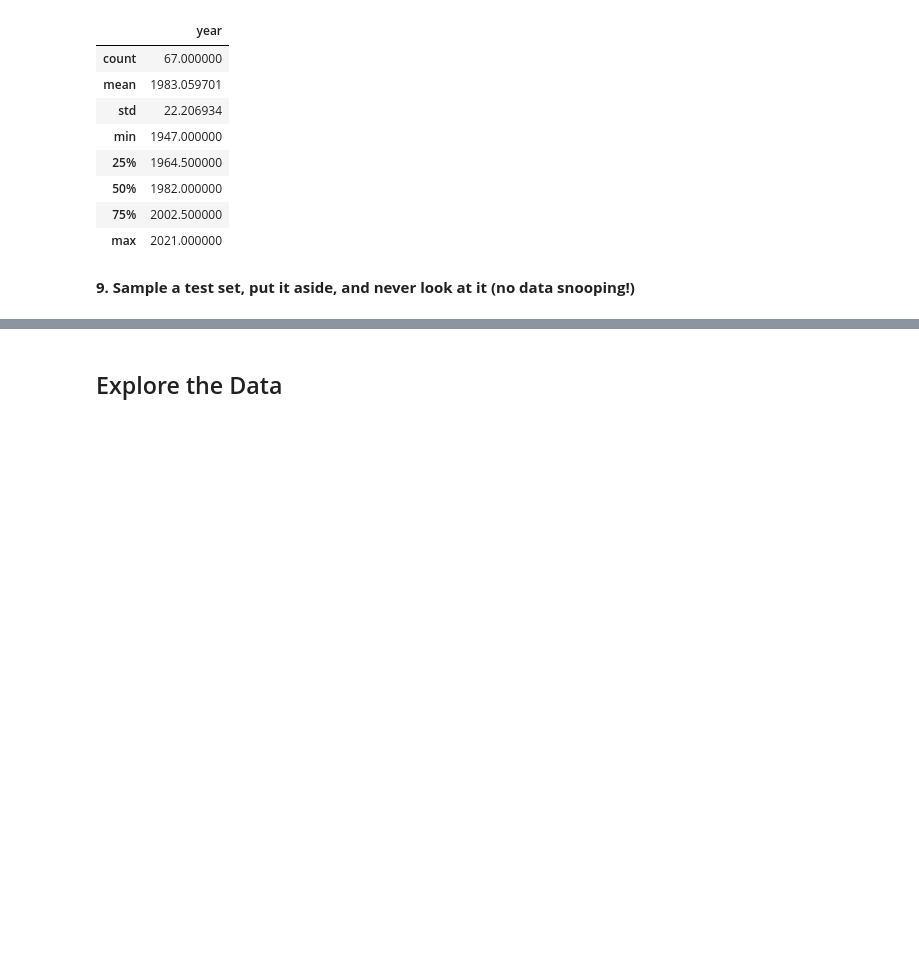
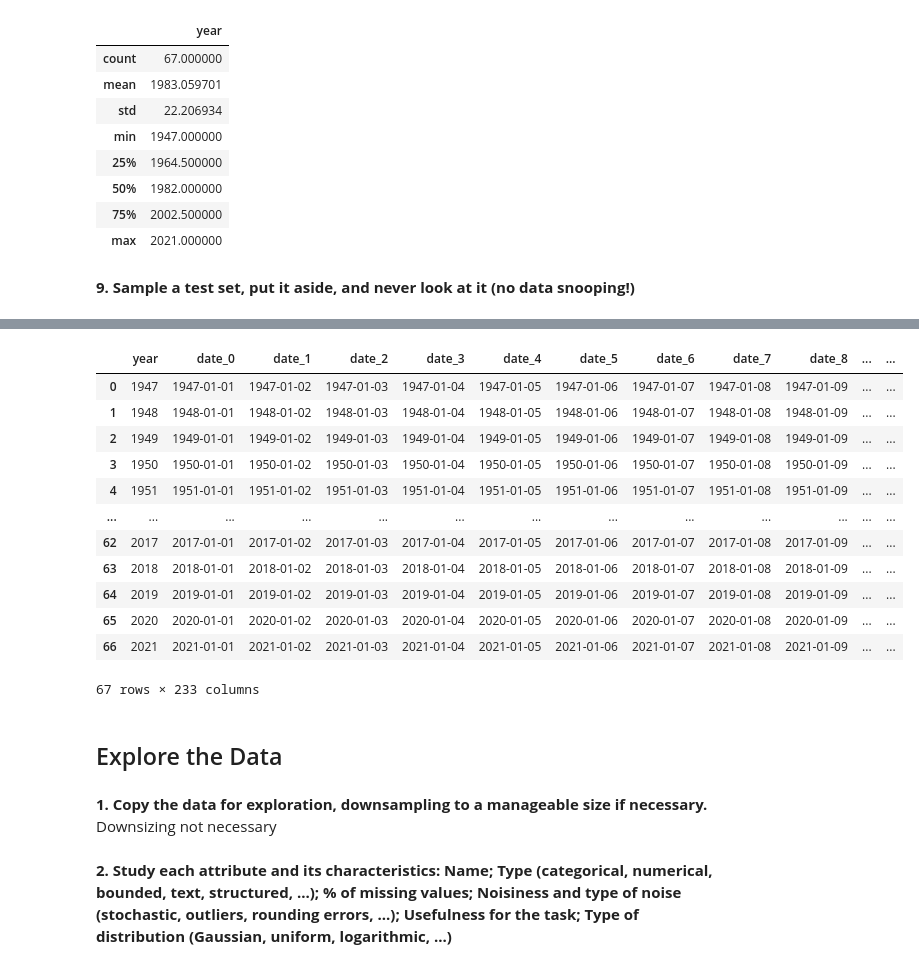
Before and after one commit to marchesem764/Project1, a Jupyter notebook: Early Spring.ipynb, the cells around one changed output, grey strips where cells are left out. Cells and saved outputs as stored; diff of their text form; code cells hidden in the pictures; blank space fills up the shorter version.

```diff
--- a/Early Spring.ipynb
+++ b/Early Spring.ipynb
@@ -222 +234,18 @@ memory usage: 202.7 KB
+# %%
+data = merge_spring_and_weather_data()
+data
+# %% [output]
+|  | year | date_0 | date_1 | date_2 | date_3 | date_4 | date_5 | date_6 | date_7 | date_8 | ... | ... |
+| 0 | 1947 | 1947-01-01 | 1947-01-02 | 1947-01-03 | 1947-01-04 | 1947-01-05 | 1947-01-06 | 1947-01-07 | 1947-01-08 | 1947-01-09 | ... | ... |
+| 1 | 1948 | 1948-01-01 | 1948-01-02 | 1948-01-03 | 1948-01-04 | 1948-01-05 | 1948-01-06 | 1948-01-07 | 1948-01-08 | 1948-01-09 | ... | ... |
+| 2 | 1949 | 1949-01-01 | 1949-01-02 | 1949-01-03 | 1949-01-04 | 1949-01-05 | 1949-01-06 | 1949-01-07 | 1949-01-08 | 1949-01-09 | ... | ... |
+| 3 | 1950 | 1950-01-01 | 1950-01-02 | 1950-01-03 | 1950-01-04 | 1950-01-05 | 1950-01-06 | 1950-01-07 | 1950-01-08 | 1950-01-09 | ... | ... |
+| 4 | 1951 | 1951-01-01 | 1951-01-02 | 1951-01-03 | 1951-01-04 | 1951-01-05 | 1951-01-06 | 1951-01-07 | 1951-01-08 | 1951-01-09 | ... | ... |
+| ... | ... | ... | ... | ... | ... | ... | ... | ... | ... | ... | ... | ... |
+| 62 | 2017 | 2017-01-01 | 2017-01-02 | 2017-01-03 | 2017-01-04 | 2017-01-05 | 2017-01-06 | 2017-01-07 | 2017-01-08 | 2017-01-09 | ... | ... |
+| 63 | 2018 | 2018-01-01 | 2018-01-02 | 2018-01-03 | 2018-01-04 | 2018-01-05 | 2018-01-06 | 2018-01-07 | 2018-01-08 | 2018-01-09 | ... | ... |
+| 64 | 2019 | 2019-01-01 | 2019-01-02 | 2019-01-03 | 2019-01-04 | 2019-01-05 | 2019-01-06 | 2019-01-07 | 2019-01-08 | 2019-01-09 | ... | ... |
+| 65 | 2020 | 2020-01-01 | 2020-01-02 | 2020-01-03 | 2020-01-04 | 2020-01-05 | 2020-01-06 | 2020-01-07 | 2020-01-08 | 2020-01-09 | ... | ... |
+| 66 | 2021 | 2021-01-01 | 2021-01-02 | 2021-01-03 | 2021-01-04 | 2021-01-05 | 2021-01-06 | 2021-01-07 | 2021-01-08 | 2021-01-09 | ... | ... |
+67 rows × 233 columns
 # %%
@@ -224,3 +254,6 @@ train_set, test_set = train_test_split(weather_data, test_size=0.1, random_state
 # %% [markdown]
 Explore the Data
 --
+# %% [markdown]
+**1. Copy the data for exploration, downsampling to a manageable size if necessary.**
+Downsizing not necessary
@@ -226,0 +262,4 @@ Explore the Data
+# %% [markdown]
+**2. Study each attribute and its characteristics: Name; Type (categorical, numerical,
+bounded, text, structured, ...); % of missing values; Noisiness and type of noise (stochastic, outliers, rounding errors, ...);
+Usefulness for the task; Type of distribution (Gaussian, uniform, logarithmic, ...)**
```
Also changed, not shown: parts of 12 cells of this notebook.
